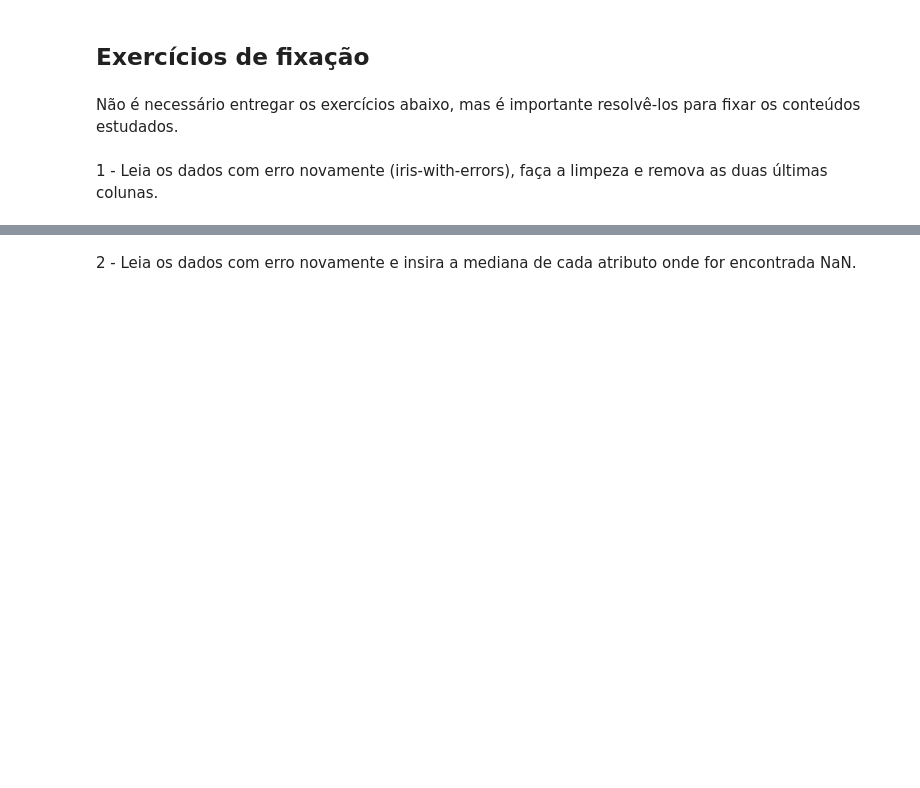
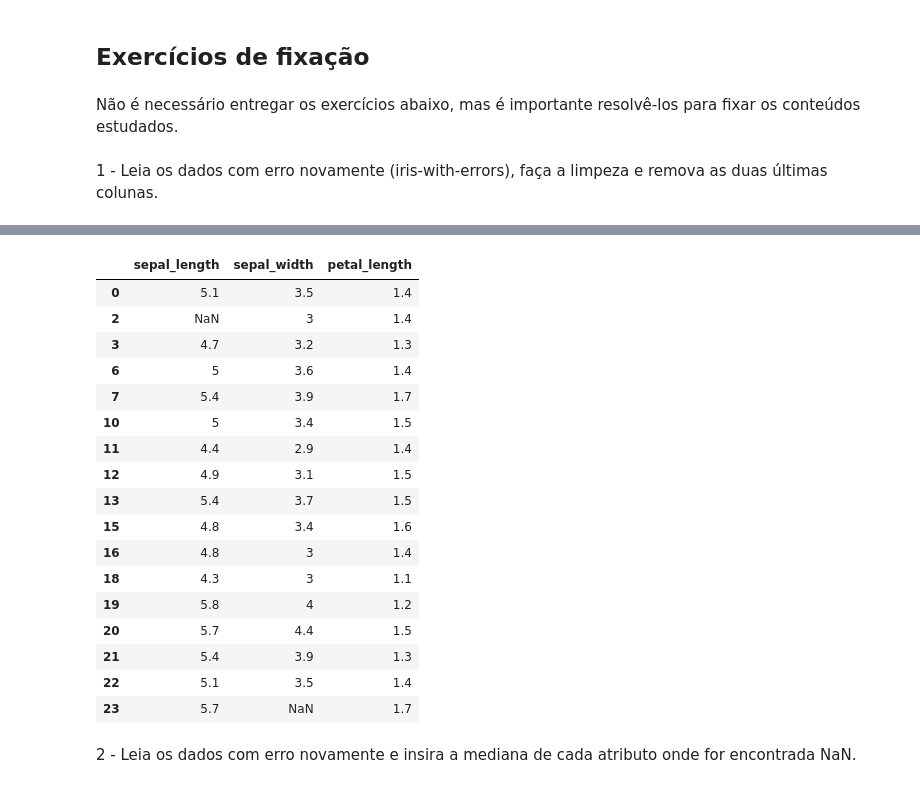
Before and after one commit to Biangelica/Data-Science-MBA-CEMEAI, a Jupyter notebook: Introdução a Ciência de Dados/Aula 2/Aula2.1-limpeza.ipynb, the cells around one changed output, grey strips where cells are left out. Cells and saved outputs as stored; diff of their text form; code cells hidden in the pictures; blank space fills up the shorter version.

```diff
--- a/Introdução a Ciência de Dados/Aula 2/Aula2.1-limpeza.ipynb
+++ b/Introdução a Ciência de Dados/Aula 2/Aula2.1-limpeza.ipynb
@@ -707,3 +707,17 @@ A partir dessa informação, podemos fazer a retirada dos outliers no dados orig
 Não é necessário entregar os exercícios abaixo, mas é importante resolvê-los para fixar os conteúdos estudados.
 # %% [markdown]
 1 - Leia os dados com erro novamente (iris-with-errors), faça a limpeza e remova as duas últimas colunas.
+# %%
+import random
+random.seed(1) # inicia a semente do gerador de números aleatórios.
+# Pandas is used for data manipulation
+import pandas as pd # bibliote Pandas é usada para manipulação de dados
+import matplotlib.pyplot as plt # biblioteca para visualização dos dados
+
+# CSV file
+data = pd.read_csv('/content/iris-with-errors.csv', header=(0))
+print("Número de linhas e colunas:",data.shape)
+
+# remove as linhas com NaN
+data = data.dropna(axis=0)
+data.head(25)
@@ -709,0 +743,12 @@ Não é necessário entregar os exercícios abaixo, mas é importante resolvê-l
+# %%
+# Retorna True na posição em que há uma linha duplicada
+data.duplicated()
+
+# Remove as linhas duplicadas
+data = data.drop_duplicates()
+data.head(25)
+
+import numpy as np
+# Substitui Nan por um caracter desejado
+data = data.replace('?', np.nan)
+data.head(25)
@@ -710,2 +774,27 @@ Não é necessário entregar os exercícios abaixo, mas é importante resolvê-l
+# %%
+# remover as duas ultimas colunas
+
+data = data.iloc[:, :-2] # Esta linha de código seleciona todas as linhas (:) do DataFrame data, e então seleciona todas as colunas, exceto as duas últimas (:-2)
+
+data.head(25)
+# %% [output]
+|  | sepal_length | sepal_width | petal_length |
+| 0 | 5.1 | 3.5 | 1.4 |
+| 2 | NaN | 3 | 1.4 |
+| 3 | 4.7 | 3.2 | 1.3 |
+| 6 | 5 | 3.6 | 1.4 |
+| 7 | 5.4 | 3.9 | 1.7 |
+| 10 | 5 | 3.4 | 1.5 |
+| 11 | 4.4 | 2.9 | 1.4 |
+| 12 | 4.9 | 3.1 | 1.5 |
+| 13 | 5.4 | 3.7 | 1.5 |
+| 15 | 4.8 | 3.4 | 1.6 |
+| 16 | 4.8 | 3 | 1.4 |
+| 18 | 4.3 | 3 | 1.1 |
+| 19 | 5.8 | 4 | 1.2 |
+| 20 | 5.7 | 4.4 | 1.5 |
+| 21 | 5.4 | 3.9 | 1.3 |
+| 22 | 5.1 | 3.5 | 1.4 |
+| 23 | 5.7 | NaN | 1.7 |
 # %% [markdown]
 2 - Leia os dados com erro novamente e insira a mediana de cada atributo onde for encontrada NaN.
```
Also changed, not shown: parts of 4 cells of this notebook.
